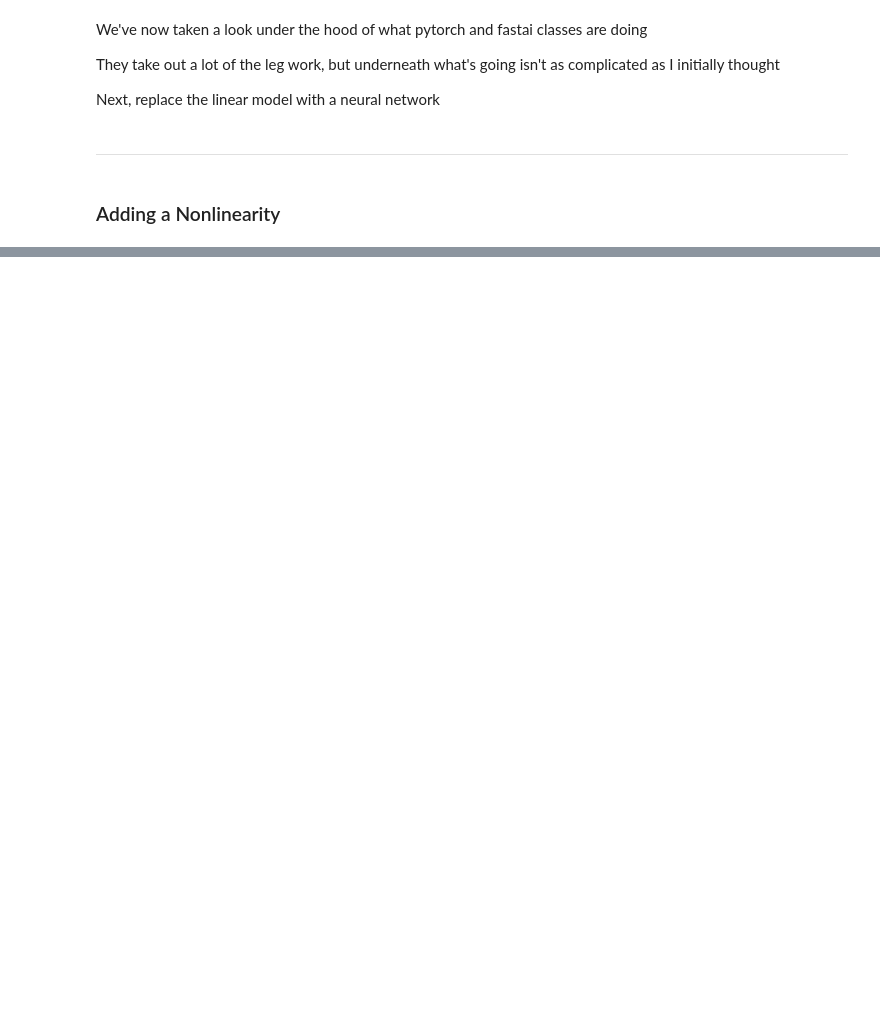
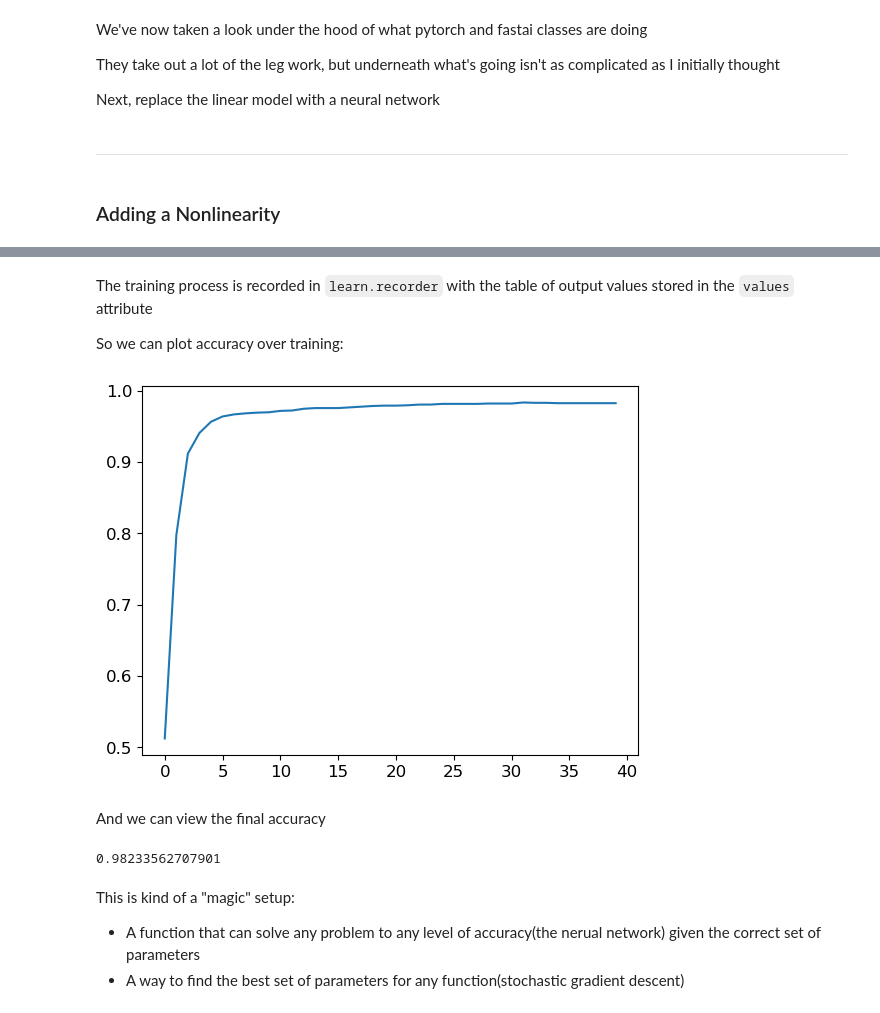
Before and after one commit to peterbull/deep-learning-projects, a Jupyter notebook: 04_ch.ipynb, the cells around one changed output, grey strips where cells are left out. Saved outputs shown, nothing was run; the diff lists cells and outputs as text; code cells hidden in the pictures; blank space fills up the shorter version.

```diff
--- a/04_ch.ipynb
+++ b/04_ch.ipynb
@@ -1933,0 +2019,6 @@ Next, replace the linear model with a neural network
+# %%
+simple_net = nn.Sequential(
+    nn.Linear(28*28,30),
+    nn.ReLU(),
+    nn.Linear(30,1)
+)
@@ -1933,0 +2041,5 @@ Next, replace the linear model with a neural network
+# %%
+learn = Learner(dls, simple_net, opt_func=SGD,
+                loss_func=mnist_loss, metrics=batch_accuracy)
+# %%
+learn.fit(40,0.1)
@@ -1933,0 +2064,18 @@ Next, replace the linear model with a neural network
+# %% [markdown]
+The training process is recorded in `learn.recorder` with the table of output values stored in the `values` attribute
+
+So we can plot accuracy over training:
+# %%
+plt.plot(L(learn.recorder.values).itemgot(2));
+# %% [output]
+[figure, added]
+# %% [markdown]
+And we can view the final accuracy
+# %%
+learn.recorder.values[-1][2]
+# %% [output]
+0.98233562707901
+# %% [markdown]
+This is kind of a "magic" setup:
+ - A function that can solve any problem to any level of accuracy(the nerual network) given the correct set of parameters
+ - A way to find the best set of parameters for any function(stochastic gradient descent)
```
Also changed, not shown: parts of 52 cells of this notebook.
